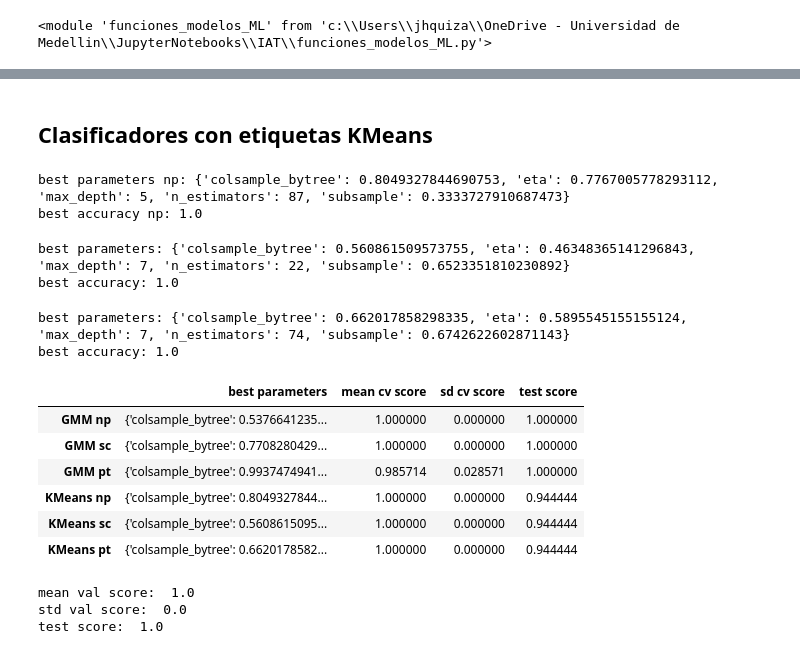
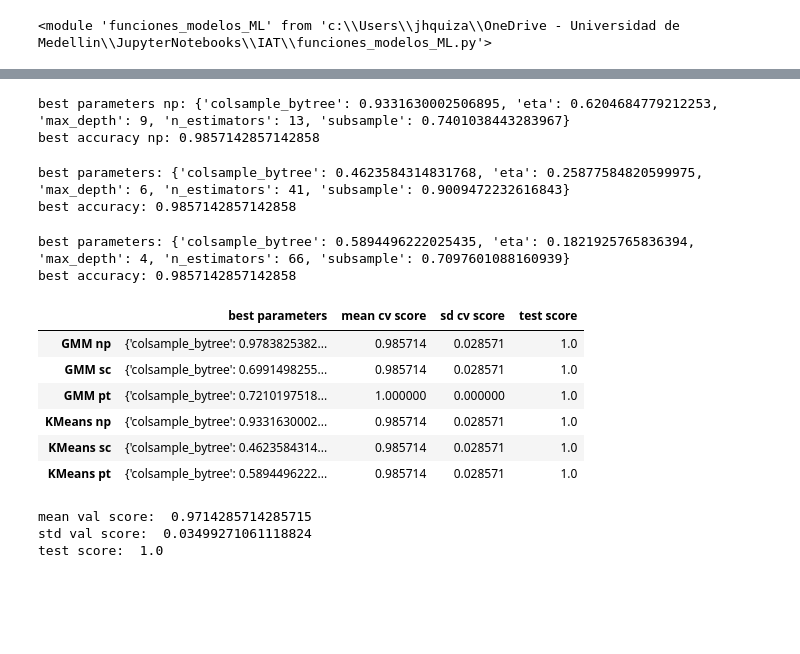
Before and after one commit to jhquiza/EEG_IAT, a Jupyter notebook: Modelos clustering.ipynb, the cells around one changed output, grey strips where cells are left out. Saved outputs shown, nothing was run; the diff lists cells and outputs as text; code cells hidden in the pictures; blank space fills up the shorter version.

```diff
--- a/Modelos clustering.ipynb
+++ b/Modelos clustering.ipynb
@@ -340,11 +456,0 @@ param_space =dict(n_estimators=range(1,100), max_depth=range(3,10), subsample=un
-# %%
-# Modelo XGBoost sin preprocesar
-params_np, scores_np, test_score_np = modelo_xgboost_np(param_space=param_space)
-
-# Modelo XGBoost con standard scaler y min_max scaler
-preprocessor = ColumnTransformer([('scaler', StandardScaler(), continuas_cols), ('min_max', MinMaxScaler(), discretas_cols)], remainder='passthrough')
-params_sc, scores_sc, test_score_sc = modelo_xgboost_sc(param_space=param_space, preprocessor=preprocessor)
-
-# Modelo XGBoost con power transformer y min_max scaler
-preprocessor = ColumnTransformer([('pt', PowerTransformer(), continuas_cols), ('min_max', MinMaxScaler(), discretas_cols)], remainder='passthrough')
-params_pt, scores_pt, test_score_pt = modelo_xgboost_sc(param_space=param_space, preprocessor=preprocessor)
@@ -358,2 +456,0 @@ best accuracy: 0.9857142857142858
-# %% [markdown]
-## Clasificadores con etiquetas KMeans
@@ -371,29 +457,49 @@ discretas_cols = X_train.select_dtypes(include=['int64']).columns.to_list()
 # %%
+# Con labels de KMeans
+X = data_clusters.drop(['labels kmeans', 'labels gmm'], axis=1).copy()
+X = pd.get_dummies(X)
+y = data_clusters['labels kmeans'].copy()
+
+# separación datos de prueba
+X_train, X_test, y_train, y_test = train_test_split(X, y, test_size=0.2, random_state=72, stratify=y)
+y_train_label = LabelEncoder().fit_transform(y_train)
+y_test_label = LabelEncoder().fit_transform(y_test)
+
+# separación de variables para preprocesar
+continuas_cols = X_train.select_dtypes(include=['float64']).columns.to_list()
+discretas_cols = X_train.select_dtypes(include=['int64']).columns.to_list()
+
+# espacio de hiperparámetros a optimizar
+param_space =dict(n_estimators=range(1,100), max_depth=range(3,10), subsample=uniform(0.1,0.9), eta=uniform(0,1), colsample_bytree=uniform(0.1,0.9))
+
 # Modelo XGBoost sin preprocesar
-params_np_k, scores_np_k, test_score_np_k = modelo_xgboost_np(param_space=param_space)
+params_np_k, scores_np_k, test_score_np_k = ml.modelo_xgboost_np(param_space=param_space, X_train=X_train, y_train_label=y_train_label, X_test=X_test, y_test_label=y_test_label)
 
 # Modelo XGBoost con standard scaler y min_max scaler
 preprocessor = ColumnTransformer([('scaler', StandardScaler(), continuas_cols), ('min_max', MinMaxScaler(), discretas_cols)], remainder='passthrough')
-params_sc_k, scores_sc_k, test_score_sc_k = modelo_xgboost_sc(param_space=param_space, preprocessor=preprocessor)
+params_sc_k, scores_sc_k, test_score_sc_k = ml.modelo_xgboost_sc(param_space=param_space, preprocessor=preprocessor, X_train=X_train, y_train_label=y_train_label, X_test=X_test, y_test_label=y_test_label)
 
 # Modelo XGBoost con power transformer y min_max scaler
 preprocessor = ColumnTransformer([('pt', PowerTransformer(), continuas_cols), ('min_max', MinMaxScaler(), discretas_cols)], remainder='passthrough')
-params_pt_k, scores_pt_k, test_score_pt_k = modelo_xgboost_sc(param_space=param_space, preprocessor=preprocessor)
+params_pt_k, scores_pt_k, test_score_pt_k = ml.modelo_xgboost_sc(param_space=param_space, preprocessor=preprocessor, X_train=X_train, y_train_label=y_train_label, X_test=X_test, y_test_label=y_test_label)
 # %% [output]
-best parameters np: {'colsample_bytree': 0.8049327844690753, 'eta': 0.7767005778293112, 'max_depth': 5, 'n_estimators': 87, 'subsample': 0.3333727910687473}
-best accuracy np: 1.0
+best parameters np: {'colsample_bytree': 0.9331630002506895, 'eta': 0.6204684779212253, 'max_depth': 9, 'n_estimators': 13, 'subsample': 0.7401038443283967}
+best accuracy np: 0.9857142857142858
-best parameters: {'colsample_bytree': 0.560861509573755, 'eta': 0.46348365141296843, 'max_depth': 7, 'n_estimators': 22, 'subsample': 0.6523351810230892}
-best accuracy: 1.0
+best parameters: {'colsample_bytree': 0.4623584314831768, 'eta': 0.25877584820599975, 'max_depth': 6, 'n_estimators': 41, 'subsample': 0.9009472232616843}
+best accuracy: 0.9857142857142858
-best parameters: {'colsample_bytree': 0.662017858298335, 'eta': 0.5895545155155124, 'max_depth': 7, 'n_estimators': 74, 'subsample': 0.6742622602871143}
-best accuracy: 1.0
+best parameters: {'colsample_bytree': 0.5894496222025435, 'eta': 0.1821925765836394, 'max_depth': 4, 'n_estimators': 66, 'subsample': 0.7097601088160939}
+best accuracy: 0.9857142857142858
 # %%
-clf_results = pd.DataFrame(data=[[params_np, scores_np.mean(), scores_np.std(), test_score_np],[params_sc, scores_sc.mean(), scores_sc.std(), test_score_sc],[params_pt, scores_pt.mean(), scores_pt.std(), test_score_pt], [params_np_k, scores_np_k.mean(), scores_np_k.std(), test_score_np_k],[params_sc_k, scores_sc_k.mean(), scores_sc_k.std(), test_score_sc_k],[params_pt_k, scores_pt_k.mean(), scores_pt_k.std(), test_score_pt_k]], index=['GMM np', 'GMM sc', 'GMM pt', 'KMeans np', 'KMeans sc', 'KMeans pt'], columns=['best parameters', 'mean cv score', 'sd cv score', 'test score'])
+clf_results = pd.DataFrame(data=[[params_np, scores_np.mean(), scores_np.std(), test_score_np],[params_sc, scores_sc.mean(), scores_sc.std(), test_score_sc],
+                                 [params_pt, scores_pt.mean(), scores_pt.std(), test_score_pt], [params_np_k, scores_np_k.mean(), scores_np_k.std(), test_score_np_k],
+                                 [params_sc_k, scores_sc_k.mean(), scores_sc_k.std(), test_score_sc_k], [params_pt_k, scores_pt_k.mean(), scores_pt_k.std(), test_score_pt_k]],
+                                 index=['GMM np', 'GMM sc', 'GMM pt', 'KMeans np', 'KMeans sc', 'KMeans pt'], columns=['best parameters', 'mean cv score', 'sd cv score', 'test score'])
 clf_results
 # %% [output]
 |  | best parameters | mean cv score | sd cv score | test score |
-| GMM np | {'colsample_bytree': 0.5376641235... | 1.000000 | 0.000000 | 1.000000 |
-| GMM sc | {'colsample_bytree': 0.7708280429... | 1.000000 | 0.000000 | 1.000000 |
-| GMM pt | {'colsample_bytree': 0.9937474941... | 0.985714 | 0.028571 | 1.000000 |
-| KMeans np | {'colsample_bytree': 0.8049327844... | 1.000000 | 0.000000 | 0.944444 |
-| KMeans sc | {'colsample_bytree': 0.5608615095... | 1.000000 | 0.000000 | 0.944444 |
-| KMeans pt | {'colsample_bytree': 0.6620178582... | 1.000000 | 0.000000 | 0.944444 |
+| GMM np | {'colsample_bytree': 0.9783825382... | 0.985714 | 0.028571 | 1.0 |
+| GMM sc | {'colsample_bytree': 0.6991498255... | 0.985714 | 0.028571 | 1.0 |
+| GMM pt | {'colsample_bytree': 0.7210197518... | 1.000000 | 0.000000 | 1.0 |
+| KMeans np | {'colsample_bytree': 0.9331630002... | 0.985714 | 0.028571 | 1.0 |
+| KMeans sc | {'colsample_bytree': 0.4623584314... | 0.985714 | 0.028571 | 1.0 |
+| KMeans pt | {'colsample_bytree': 0.5894496222... | 0.985714 | 0.028571 | 1.0 |
@@ -400,11 +508,11 @@ clf_results
 # %%
-# Mejor modelo
-params= clf_results.loc['GMM np']['best parameters']
+# Mejor modelo KMeans con 2 grupos y preprocesamiento con power transformer y min_max scaler
+params= clf_results.loc['GMM pt']['best parameters']
 y = data_clusters['labels gmm'].copy()
-model, model_fit = ml.mejor_modelo(params=params, X=X, y=y, pre_pipe='np')
+model, model_fit = ml.mejor_modelo(params=params, X=X, y=y, pre_pipe='pt')
 # %% [output]
-mean val score:  1.0
-std val score:  0.0
+mean val score:  0.9714285714285715
+std val score:  0.03499271061118824
 test score:  1.0
 # %%
 # Análisis de relevancia
```
Also changed, not shown: parts of 45 cells of this notebook.
